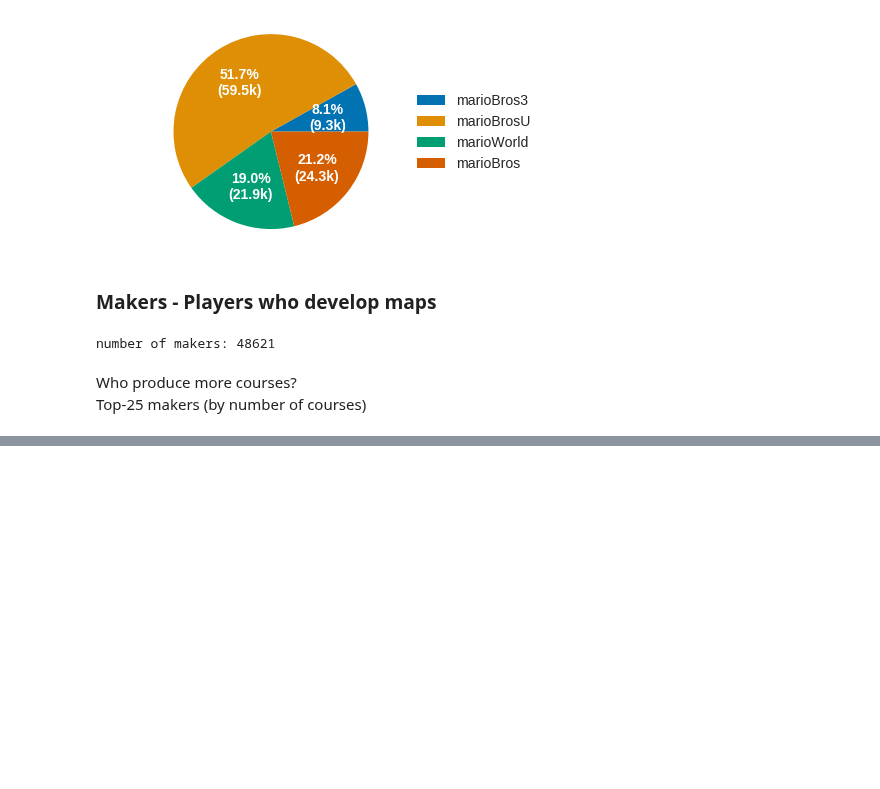
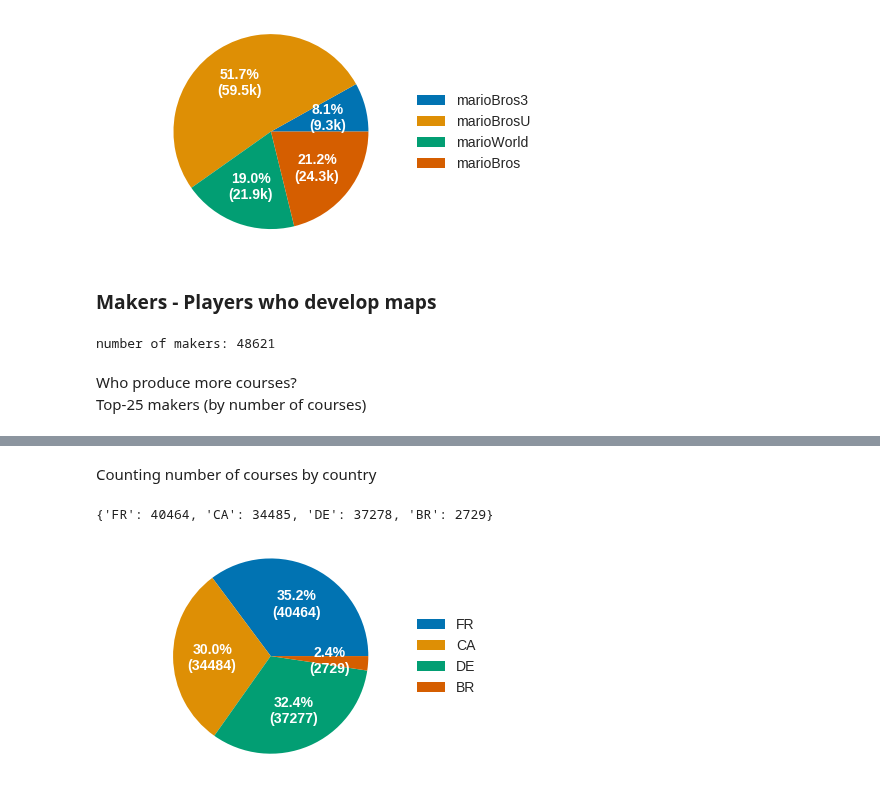
Before and after one commit to leomaurodesenv/smmnet, a Jupyter notebook: jupyter/game-maps.ipynb, the cells around one changed output, grey strips where cells are left out. Drawn from its saved outputs; the diff is of its cells as text; code cells hidden in the pictures; blank space fills up the shorter version.

```diff
--- a/jupyter/game-maps.ipynb
+++ b/jupyter/game-maps.ipynb
@@ -104,0 +118,8 @@ plt.show()
+# %%
+# players
+df = pd.DataFrame(makers, index=['courses']).transpose()
+df = df.rename(columns={'index':'id'})
+# %%
+df2 = pd.concat([df, players], sort=True, axis=1)
+df2 = df2.dropna(subset=['courses']).sort_values(by=['courses'], ascending=False)
+df2.head()
@@ -104,0 +133,29 @@ plt.show()
+# %% [markdown]
+Counting number of courses by country
+# %%
+countries = {flag:0 for flag in df2['flag'].unique().tolist()}
+# %%
+for maker, row in df2.iterrows():
+    countries[row['flag']] += int(row['courses'])
+# %%
+# values
+labels = list(countries.keys())
+values = [countries[label] for label in labels]
+print(countries)
+
+# autopct pie plot - function
+def func(pct, allvals):
+    absolute = int(pct/100.*np.sum(allvals))
+    return "{:.1f}%\n({:d})".format(pct, absolute)
+
+# plot
+fig, ax = plt.subplots()
+ax.pie(values, autopct=lambda pct: func(pct, values), colors=palette,
+       textprops={'color':'w','fontsize':fontsize,'weight':'bold'})
+lgd = ax.legend(labels, loc='center left', bbox_to_anchor=(0.9, 0, 0.5, 1), prop={'size':fontsize})
+ax.axis('equal')
+plt.savefig('%s/%s.pdf' % (plot_folder, 'countries'), dpi=300, bbox_extra_artists=(lgd,), bbox_inches='tight')
+plt.show()
+# %% [output]
+{'FR': 40464, 'CA': 34485, 'DE': 37278, 'BR': 2729}
+[figure, added]
```
Also changed, not shown: parts of 8 cells of this notebook, 6 other files.
